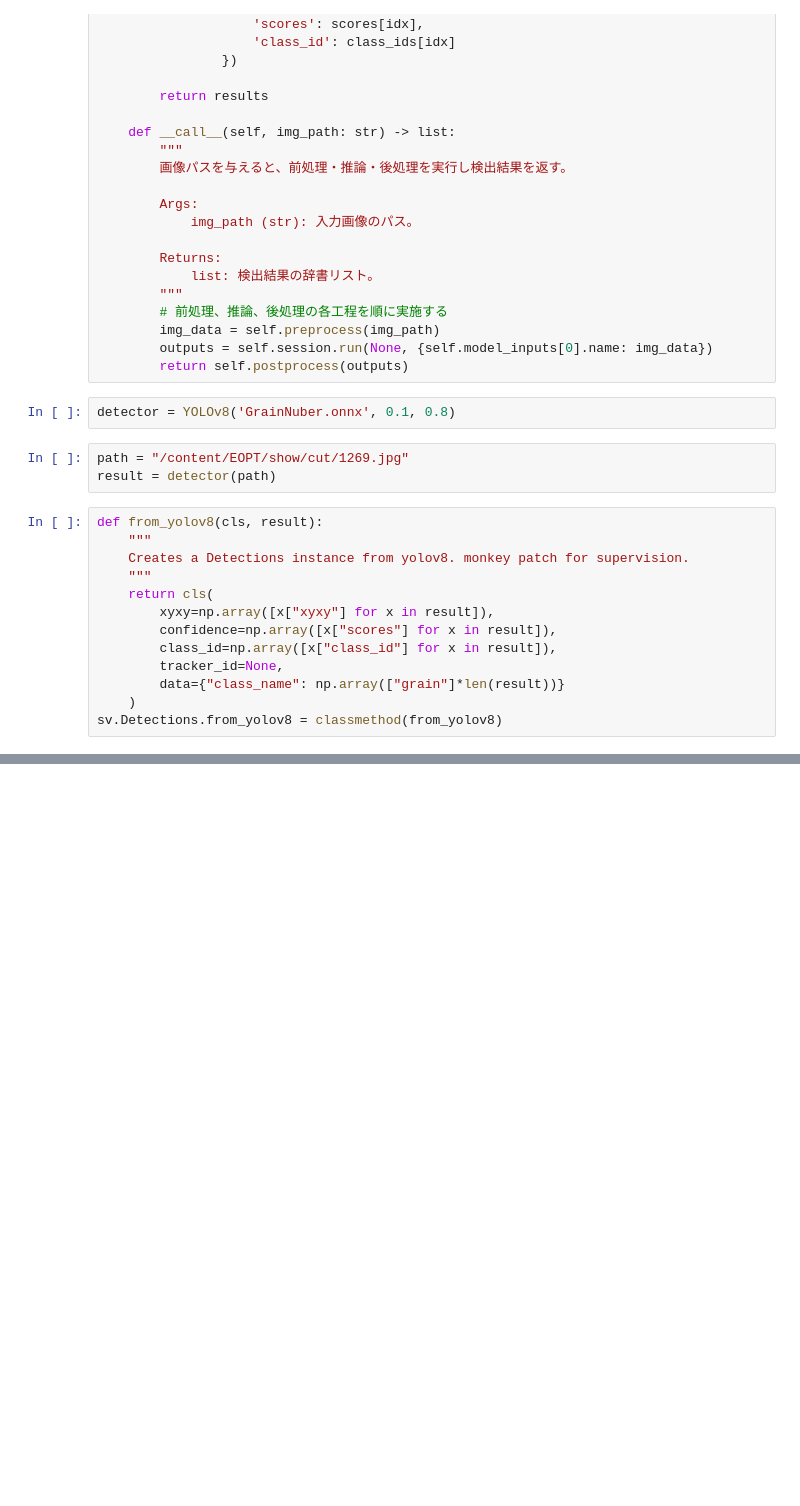
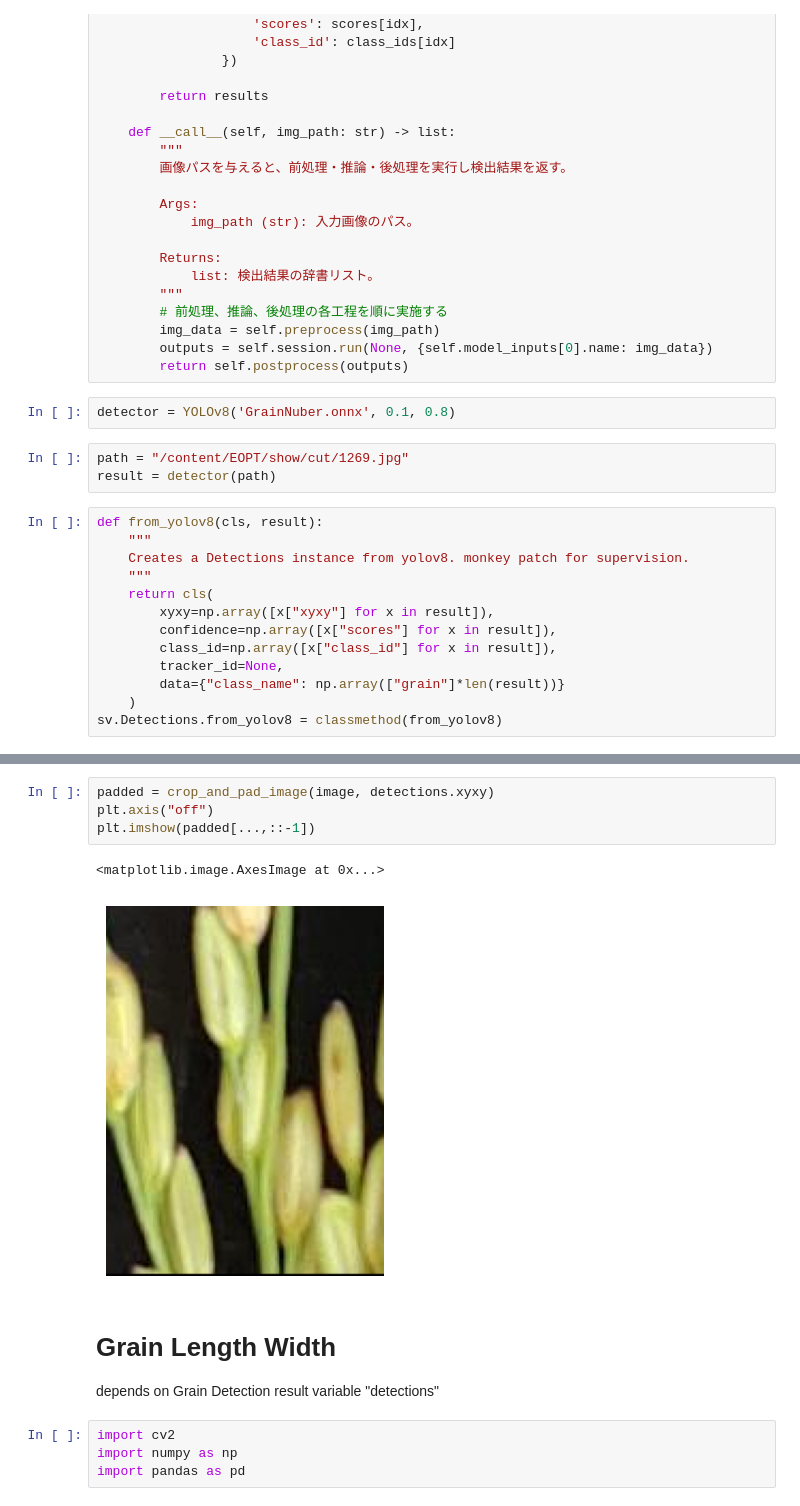
Before and after one commit to totti0223/phenogarden, a Jupyter notebook: modules/001_rice_panicle/main.ipynb, the cells around one changed output, grey strips where cells are left out. Drawn from its saved outputs; the diff is of its cells as text; blank space fills up the shorter version.

```diff
--- a/modules/001_rice_panicle/main.ipynb
+++ b/modules/001_rice_panicle/main.ipynb
@@ -206,0 +279,15 @@ plt.imshow(annotated_image[...,::-1])
+# %%
+padded = crop_and_pad_image(image, detections.xyxy)
+plt.axis("off")
+plt.imshow(padded[...,::-1])
+# %% [output]
+<matplotlib.image.AxesImage at 0x...>
+[figure, added]
+# %% [markdown]
+# Grain Length Width
+
+depends on Grain Detection result variable "detections"
+# %%
+import cv2
+import numpy as np
+import pandas as pd
```
Also changed, not shown: parts of 20 cells of this notebook.
